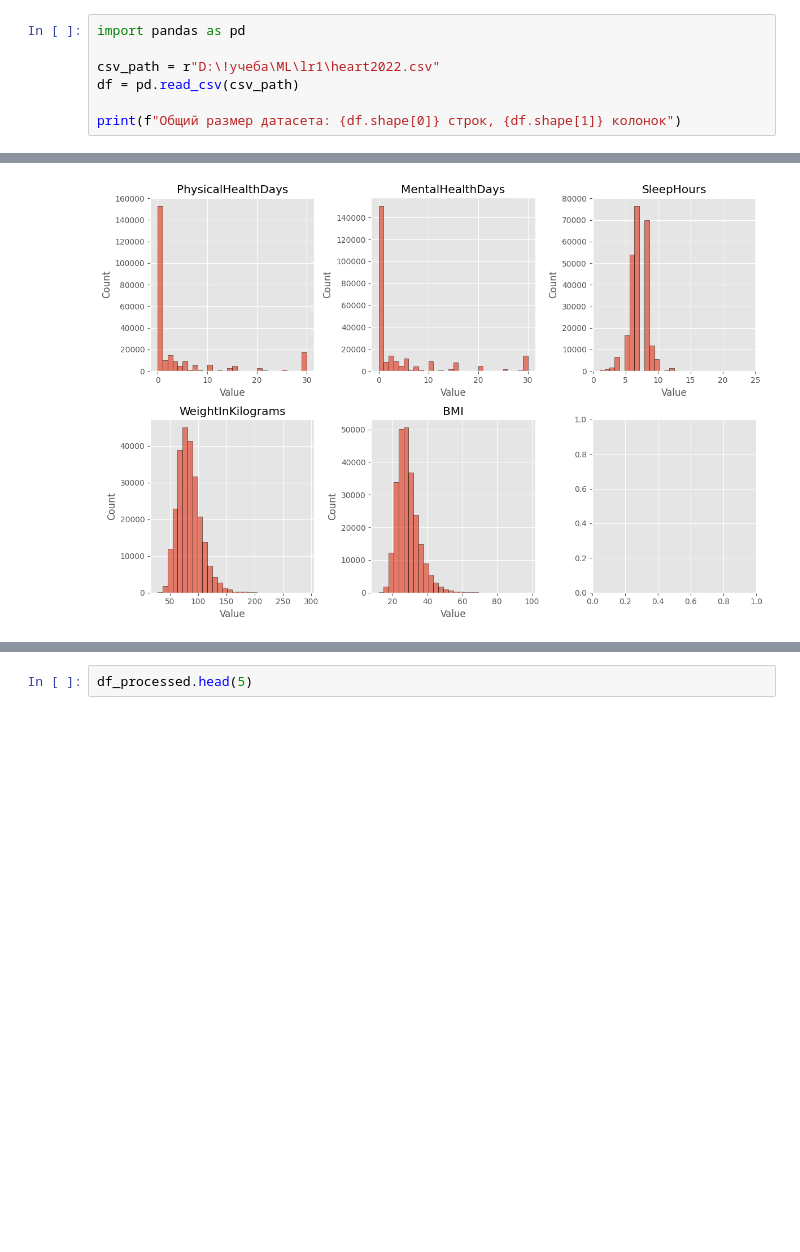
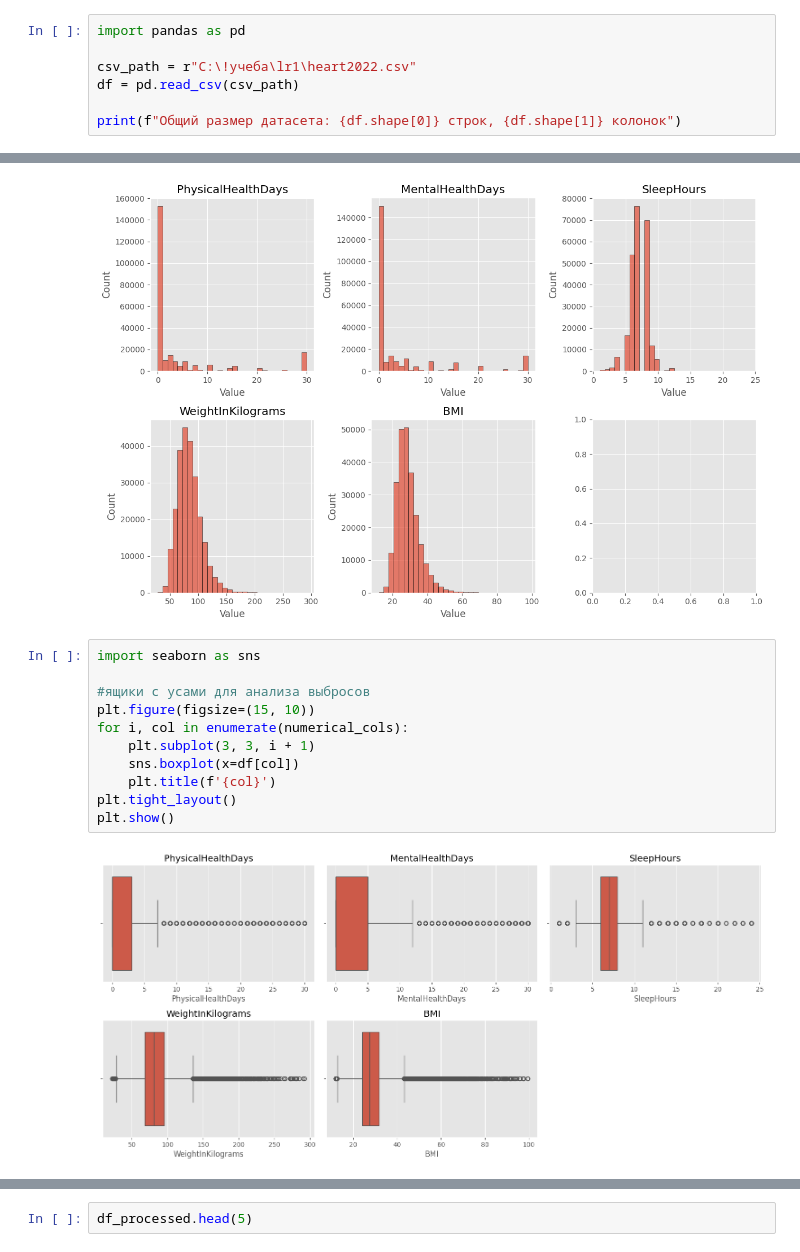
Before and after one commit to sinadyaa/mllr1_classification, a Jupyter notebook: mllr1_j.ipynb, the cells around one changed output, grey strips where cells are left out. Drawn from its saved outputs; the diff is of its cells as text; blank space fills up the shorter version.

```diff
--- a/mllr1_j.ipynb
+++ b/mllr1_j.ipynb
@@ -1,7 +1,7 @@
 # %%
 import pandas as pd
 
-csv_path = r"D:\!учеба\ML\lr1\heart2022.csv"
+csv_path = r"C:\!учеба\lr1\heart2022.csv"
 df = pd.read_csv(csv_path)
 
 print(f"Общий размер датасета: {df.shape[0]} строк, {df.shape[1]} колонок")
@@ -106,3 +138,16 @@ plt.tight_layout()
 plt.show()
 # %% [output]
 [figure]
+# %%
+import seaborn as sns
+
+#ящики с усами для анализа выбросов
+plt.figure(figsize=(15, 10))
+for i, col in enumerate(numerical_cols):
+    plt.subplot(3, 3, i + 1)
+    sns.boxplot(x=df[col])
+    plt.title(f'{col}')
+plt.tight_layout()
+plt.show()
+# %% [output]
+[figure, added]
```
Also changed, not shown: parts of 10 cells of this notebook.
